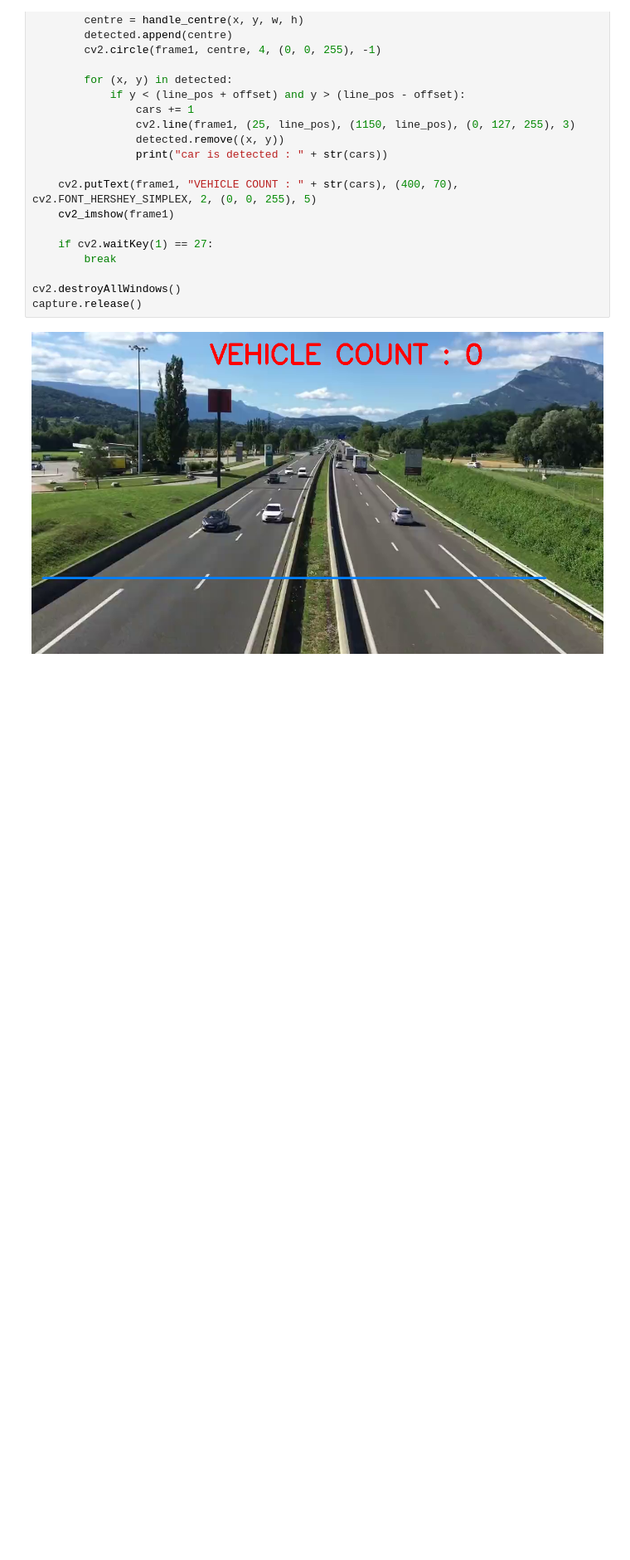
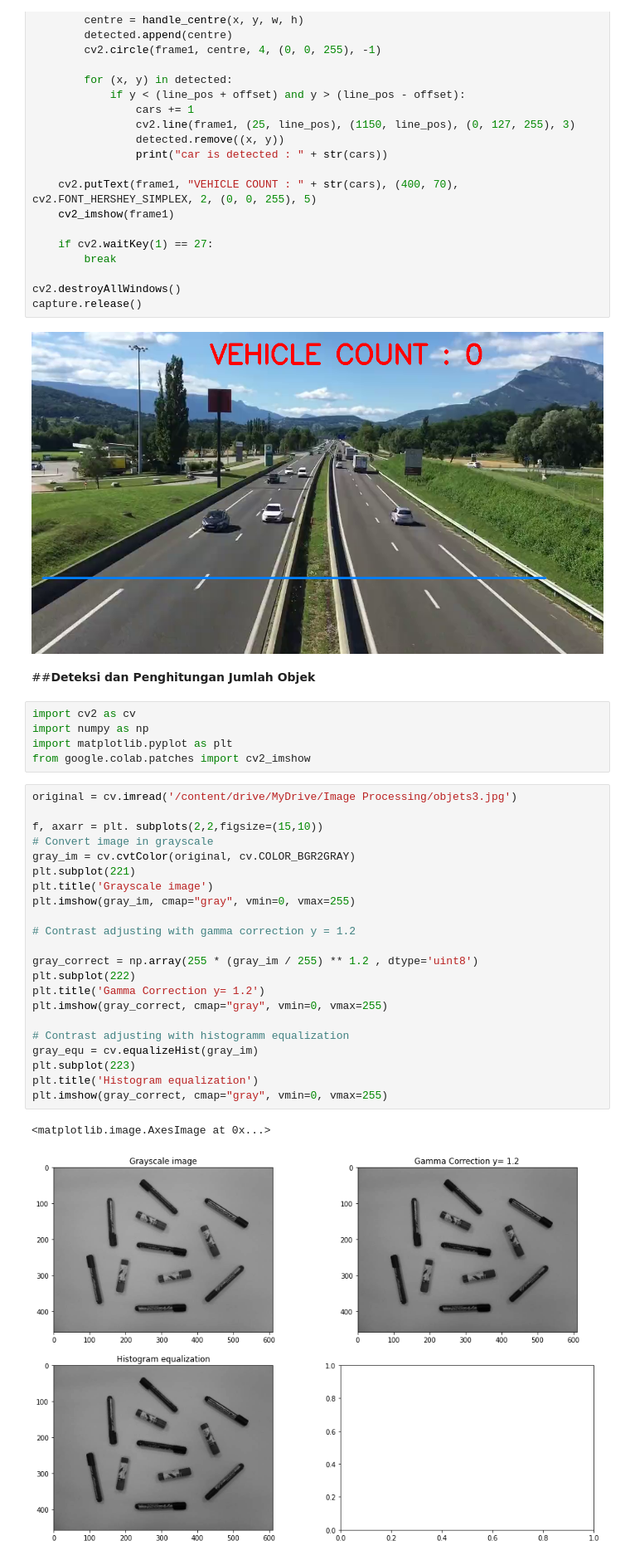
Before and after one commit to hunaynr/PCVK_Genap_2021, a Jupyter notebook: UAS.ipynb, the cells around one changed output. Shown at 83% size. Saved outputs shown, nothing was run; the diff lists cells and outputs as text; blank space fills up the shorter version.

```diff
--- a/UAS.ipynb
+++ b/UAS.ipynb
@@ -79,3 +81,35 @@ cv2.destroyAllWindows()
 capture.release()
 # %% [output]
 [figure]
+# %% [markdown]
+##**Deteksi dan Penghitungan Jumlah Objek**
+# %%
+import cv2 as cv
+import numpy as np
+import matplotlib.pyplot as plt
+from google.colab.patches import cv2_imshow
+# %%
+original = cv.imread('/content/drive/MyDrive/Image Processing/objets3.jpg')
+
+f, axarr = plt. subplots(2,2,figsize=(15,10))
+# Convert image in grayscale
+gray_im = cv.cvtColor(original, cv.COLOR_BGR2GRAY)
+plt.subplot(221)
+plt.title('Grayscale image')
+plt.imshow(gray_im, cmap="gray", vmin=0, vmax=255)
+
+# Contrast adjusting with gamma correction y = 1.2
+
+gray_correct = np.array(255 * (gray_im / 255) ** 1.2 , dtype='uint8')
+plt.subplot(222)
+plt.title('Gamma Correction y= 1.2')
+plt.imshow(gray_correct, cmap="gray", vmin=0, vmax=255)
+
+# Contrast adjusting with histogramm equalization
+gray_equ = cv.equalizeHist(gray_im)
+plt.subplot(223)
+plt.title('Histogram equalization')
+plt.imshow(gray_correct, cmap="gray", vmin=0, vmax=255)
+# %% [output]
+<matplotlib.image.AxesImage at 0x...>
+[figure, added]
```
Also changed, not shown: parts of 4 cells of this notebook.
